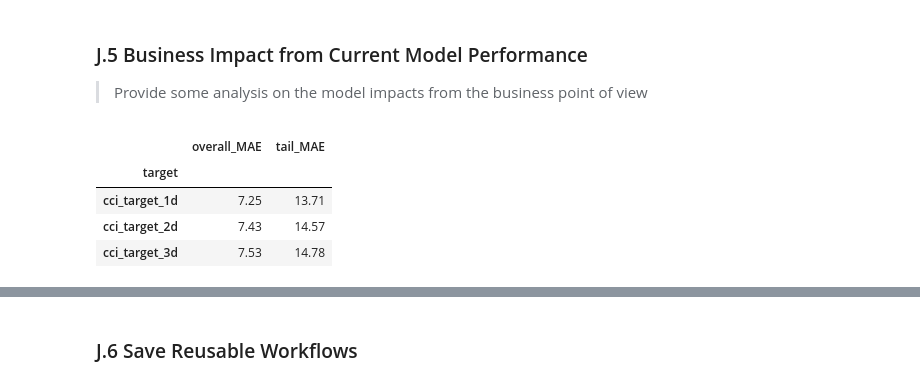
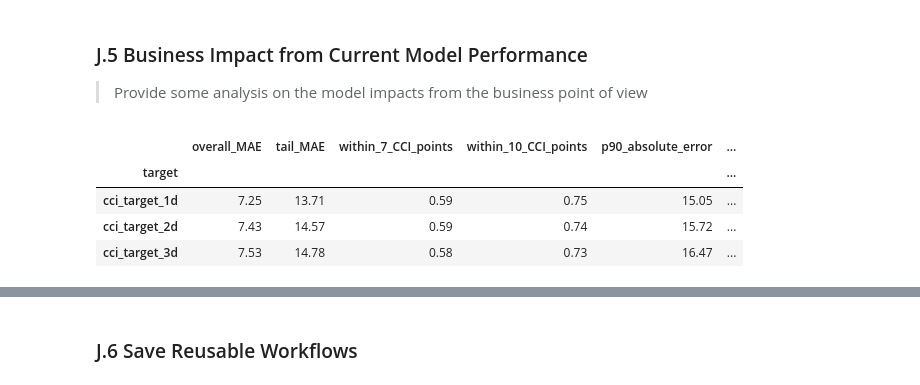
Before and after one commit to RP28/36120-26SP-AT2-26294153-experiments, a Jupyter notebook: notebooks/comfort_climate/36120_26SP_AT2_26294153_experiment_2.ipynb, the cells around one changed output, grey strips where cells are left out. Cells and saved outputs as stored; diff of their text form; code cells hidden in the pictures.

```diff
--- a/notebooks/comfort_climate/36120_26SP_AT2_26294153_experiment_2.ipynb
+++ b/notebooks/comfort_climate/36120_26SP_AT2_26294153_experiment_2.ipynb
@@ -754,36 +743,42 @@ for target in target_names:
     actual = y_test[target]
 
     predicted = pd.Series(
         final_model[target].predict(X_test),
         index=actual.index
     )
 
     absolute_error = (predicted - actual).abs()
 
     # Extreme regions defined from training target distribution
     lower_bound = y_train[target].quantile(0.10)
     upper_bound = y_train[target].quantile(0.90)
 
     tail_mask = (
         (actual <= lower_bound) |
         (actual >= upper_bound)
     )
 
+    signed_error = predicted - actual
+
     business_rows.append({
         "target": target,
         "overall_MAE": absolute_error.mean(),
-        "tail_MAE": absolute_error[tail_mask].mean()
+        "tail_MAE": absolute_error[tail_mask].mean(),
+        "within_7_CCI_points": (absolute_error <= 7).mean(),
+        "within_10_CCI_points": (absolute_error <= 10).mean(),
+        "p90_absolute_error": absolute_error.quantile(0.90),
+        "mean_signed_error": signed_error.mean(),
     })
 
 business_summary = (
     pd.DataFrame(business_rows)
     .set_index("target")
 )
 
 display(business_summary.round(2))
 # %% [output]
-|  | overall_MAE | tail_MAE |
-| target |  |  |
-| cci_target_1d | 7.25 | 13.71 |
-| cci_target_2d | 7.43 | 14.57 |
-| cci_target_3d | 7.53 | 14.78 |
+|  | overall_MAE | tail_MAE | within_7_CCI_points | within_10_CCI_points | p90_absolute_error | ... |
+| target |  |  |  |  |  | ... |
+| cci_target_1d | 7.25 | 13.71 | 0.59 | 0.75 | 15.05 | ... |
+| cci_target_2d | 7.43 | 14.57 | 0.59 | 0.74 | 15.72 | ... |
+| cci_target_3d | 7.53 | 14.78 | 0.58 | 0.73 | 16.47 | ... |
```
Also changed, not shown: parts of 24 cells of this notebook, 5 other files.
